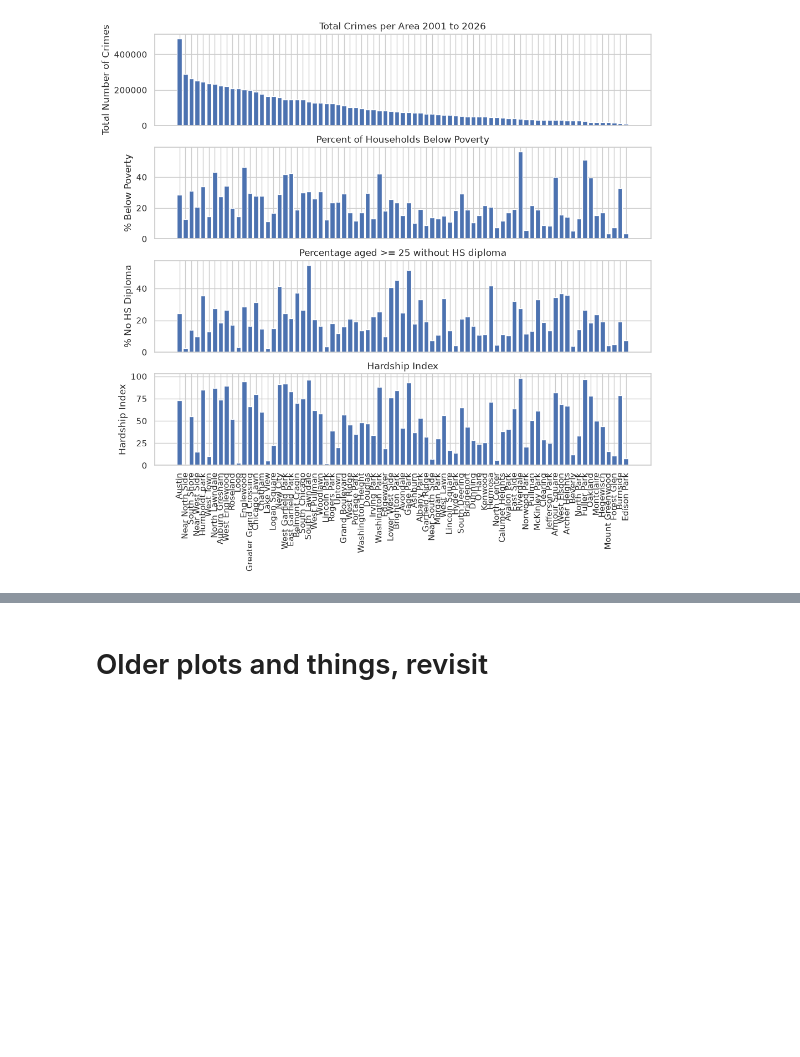
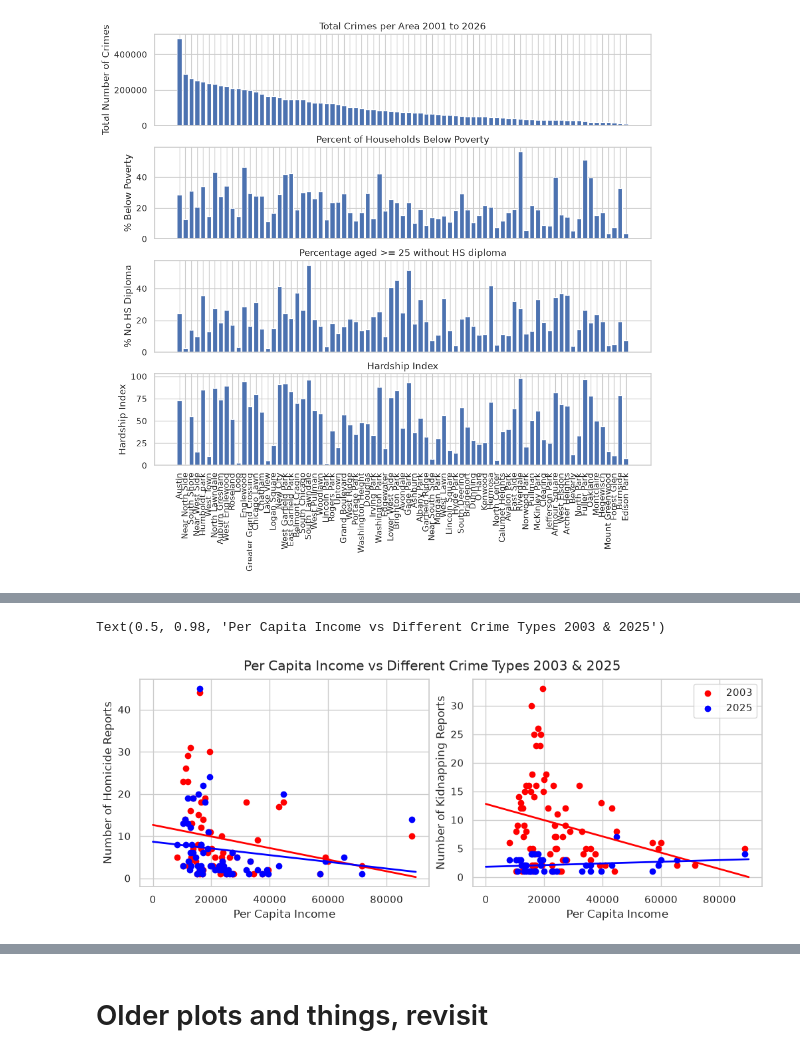
Before and after one commit to ogladr-kjarr/learning-EDA-with-Python, a Jupyter notebook: ChicagoCrimeSocioEconomicData.ipynb, the cells around one changed output, grey strips where cells are left out. Cells and saved outputs as stored; diff of their text form; code cells hidden in the pictures; blank space fills up the shorter version.

```diff
--- a/ChicagoCrimeSocioEconomicData.ipynb
+++ b/ChicagoCrimeSocioEconomicData.ipynb
@@ -446,0 +564,41 @@ In the plot below we can see there is a range of crimes in different income area
+# %%
+homicide_2003_df = get_subset("HOMICIDE", 2003)
+kidnapping_2003_df = get_subset("KIDNAPPING", 2003)
+homicide_2025_df = get_subset("HOMICIDE", 2025)
+kidnapping_2025_df = get_subset("KIDNAPPING", 2025)
+
+homicide_2003_lm = create_lm(homicide_2003_df)
+kidnapping_2003_lm = create_lm(kidnapping_2003_df)
+homicide_2025_lm = create_lm(homicide_2025_df)
+kidnapping_2025_lm = create_lm(kidnapping_2025_df)
+
+fig, axd = plt.subplot_mosaic([['homicide', 'kidnapping']],
+                              figsize=(10, 4), layout="constrained")
+
+# For each axis plot the related data and set the y-axis label, the x-axis label and y-axis ticks are the same for every plot
+for k, ax in axd.items():
+    if k == 'homicide':
+        ax.scatter(homicide_2003_df['PerCapitaIncome'],
+                    homicide_2003_df['NumberOfCrimes'], color="red", label="2003")
+        ax.scatter(homicide_2025_df['PerCapitaIncome'],
+                    homicide_2025_df['NumberOfCrimes'], color="blue", label="2025")
+        ax.plot(homicide_2003_lm['xseq'], homicide_2003_lm['intercept'] + homicide_2003_lm['slope'] * homicide_2003_lm['xseq'], color="red", lw=2)
+        ax.plot(homicide_2025_lm['xseq'], homicide_2025_lm['intercept'] + homicide_2025_lm['slope'] * homicide_2025_lm['xseq'], color="blue", lw=2)
+        ax.set_ylabel("Number of Homicide Reports")
+
+    if k == 'kidnapping':
+        l1 = ax.scatter(kidnapping_2003_df['PerCapitaIncome'],
+                    kidnapping_2003_df['NumberOfCrimes'], color="red", label="2003")
+        l2 = ax.scatter(kidnapping_2025_df['PerCapitaIncome'],
+                    kidnapping_2025_df['NumberOfCrimes'], color="blue", label="2025")
+        ax.plot(kidnapping_2003_lm['xseq'], kidnapping_2003_lm['intercept'] + kidnapping_2003_lm['slope'] * kidnapping_2003_lm['xseq'], color="red", lw=2)
+        ax.plot(kidnapping_2025_lm['xseq'], kidnapping_2025_lm['intercept'] + kidnapping_2025_lm['slope'] * kidnapping_2025_lm['xseq'], color="blue", lw=2)
+        ax.set_ylabel("Number of Kidnapping Reports")
+        ax.legend(handles=[l1, l2])
+
+    ax.set_xlabel("Per Capita Income")
+#    ax.set_yticks([10, 20, 30, 40, 50, 60])
+fig.suptitle('Per Capita Income vs Different Crime Types 2003 & 2025')
+# %% [output]
+Text(0.5, 0.98, 'Per Capita Income vs Different Crime Types 2003 & 2025')
+[figure, added]
```
Also changed, not shown: parts of 19 cells of this notebook.
